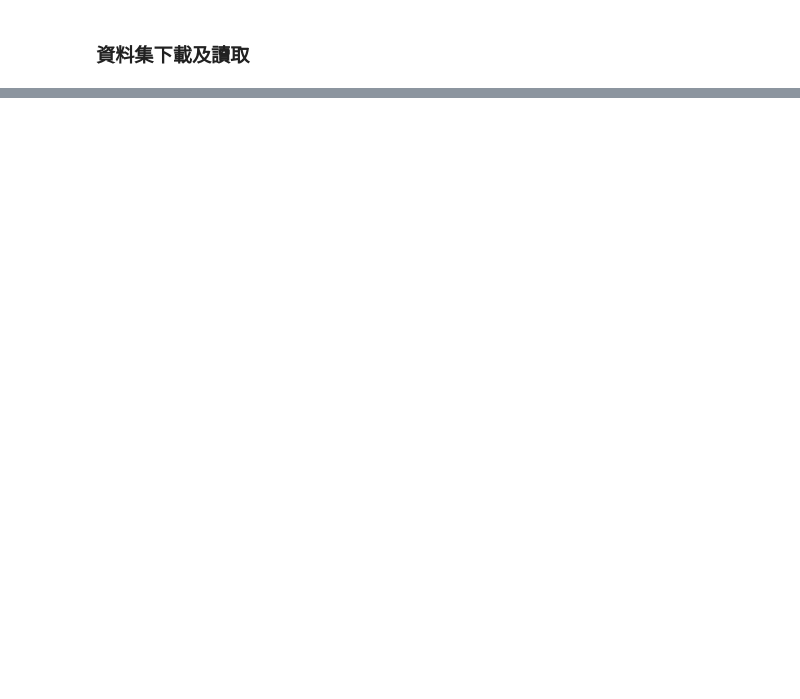
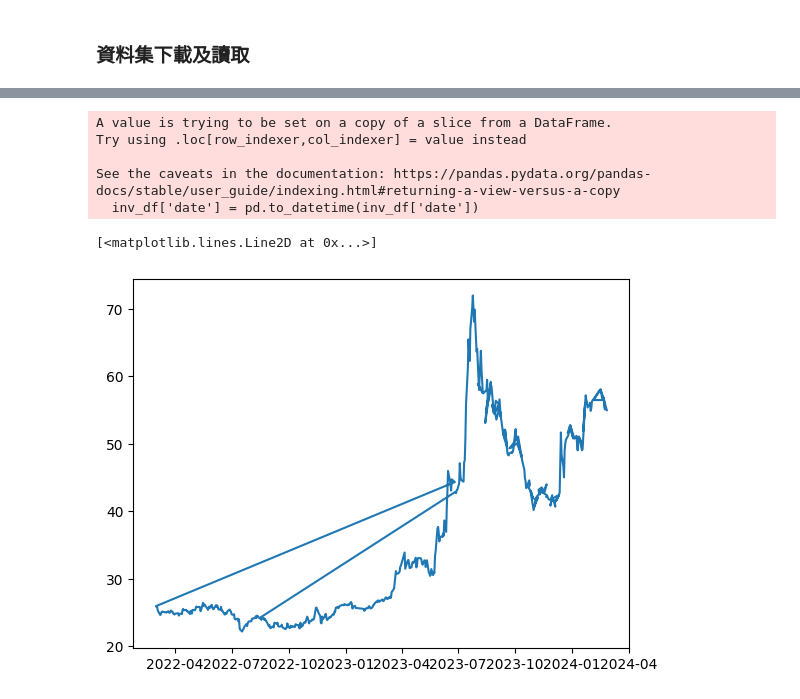
Before and after one commit to ruby0322/bda-midterm-project, a Jupyter notebook: bda_midterm_project.ipynb, the cells around one changed output, grey strips where cells are left out. Cells and saved outputs as stored; diff of their text form; code cells hidden in the pictures; blank space fills up the shorter version.

```diff
--- a/bda_midterm_project.ipynb
+++ b/bda_midterm_project.ipynb
@@ -76,0 +97,8 @@ dict_keys(['微股力籌碼數據-2年', '微股力財報數據-2年', '內容
+# %%
+df = data['微股力個股交易數據-2年']
+grouped = df.groupby('stock_name')
+dfs = {name: group for name, group in grouped}
+for stock_name, stock_df in dfs.items():
+  print(f"Dataframe for {stock_name}:")
+  print(stock_df)
+  print("\n")
@@ -76,0 +123,3 @@ dict_keys(['微股力籌碼數據-2年', '微股力財報數據-2年', '內容
+# %%
+inv_df = dfs['英業達']
+inv_df
@@ -76,0 +140,3 @@ dict_keys(['微股力籌碼數據-2年', '微股力財報數據-2年', '內容
+# %%
+inv_df = inv_df[['date', 'close']]
+inv_df
@@ -76,0 +157,11 @@ dict_keys(['微股力籌碼數據-2年', '微股力財報數據-2年', '內容
+# %%
+inv_df['date'] = pd.to_datetime(inv_df['date'])
+plt.plot(inv_df['date'], inv_df['close'])
+# %% [output]
+A value is trying to be set on a copy of a slice from a DataFrame.
+Try using .loc[row_indexer,col_indexer] = value instead
+
+See the caveats in the documentation: https://pandas.pydata.org/pandas-docs/stable/user_guide/indexing.html#returning-a-view-versus-a-copy
+  inv_df['date'] = pd.to_datetime(inv_df['date'])
+[<matplotlib.lines.Line2D at 0x...>]
+[figure, added]
```
Also changed, not shown: parts of 35 cells of this notebook.
